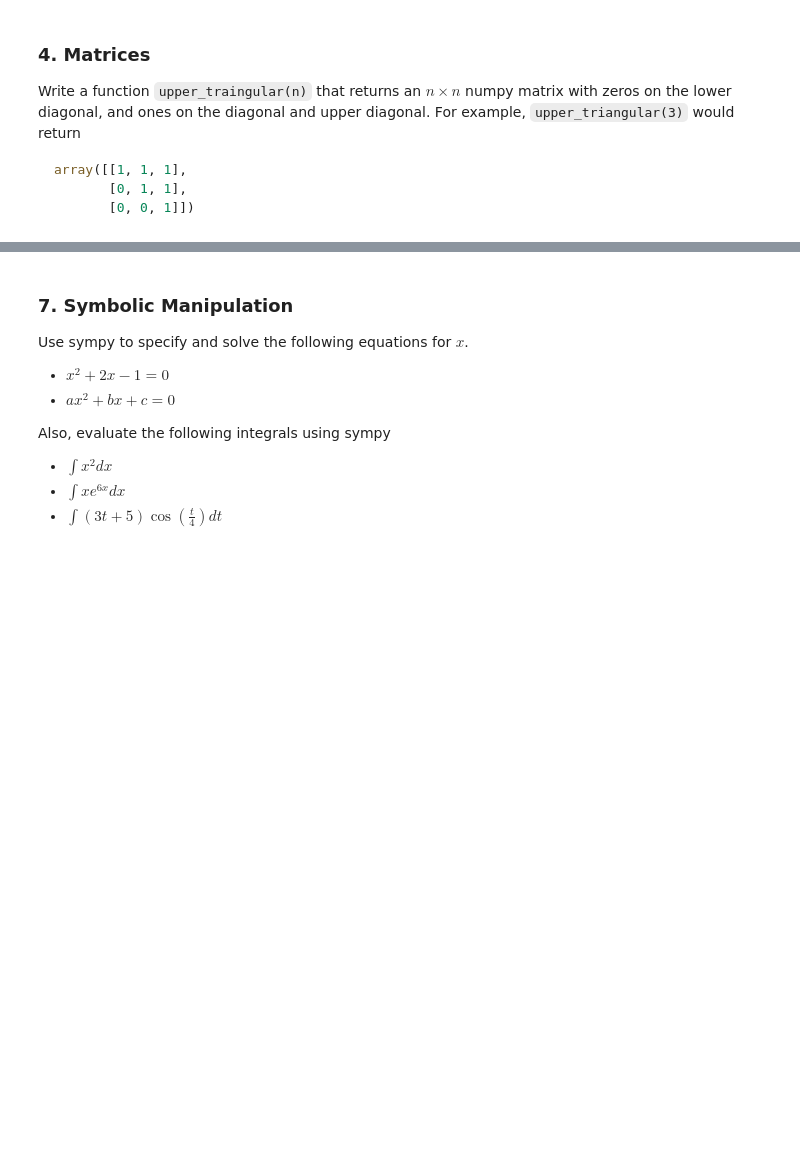
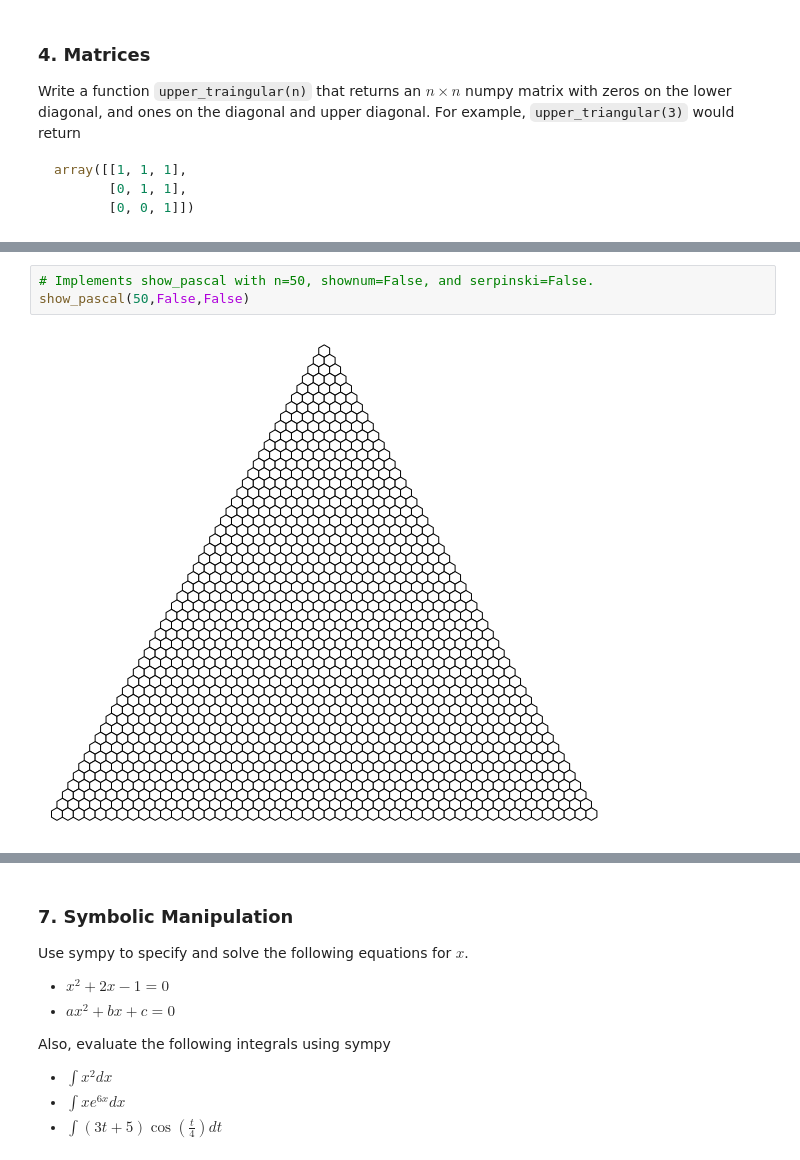
Before and after one commit to kegedy/EE502P, a Jupyter notebook: hw/kevin/HW01.ipynb, the cells around one changed output, grey strips where cells are left out. Saved outputs shown, nothing was run; the diff lists cells and outputs as text; blank space fills up the shorter version.

```diff
--- a/hw/kevin/HW01.ipynb
+++ b/hw/kevin/HW01.ipynb
@@ -77,0 +361,5 @@ Write a function `show_pascal(n)` that returns a plot of Pascal's triangle in th
+# %%
+# Implements show_pascal with n=50, shownum=False, and serpinski=False.
+show_pascal(50,False,False)
+# %% [output]
+[figure, added]
```
Also changed, not shown: parts of 49 cells of this notebook.
